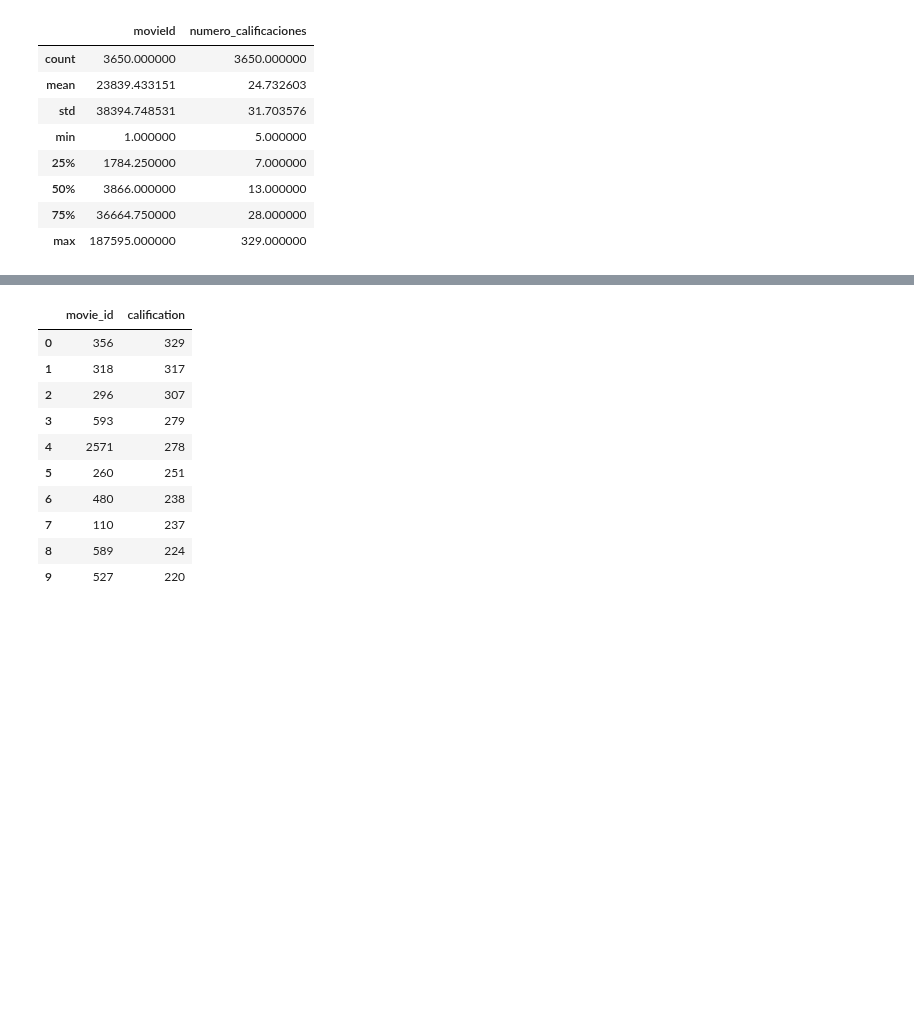
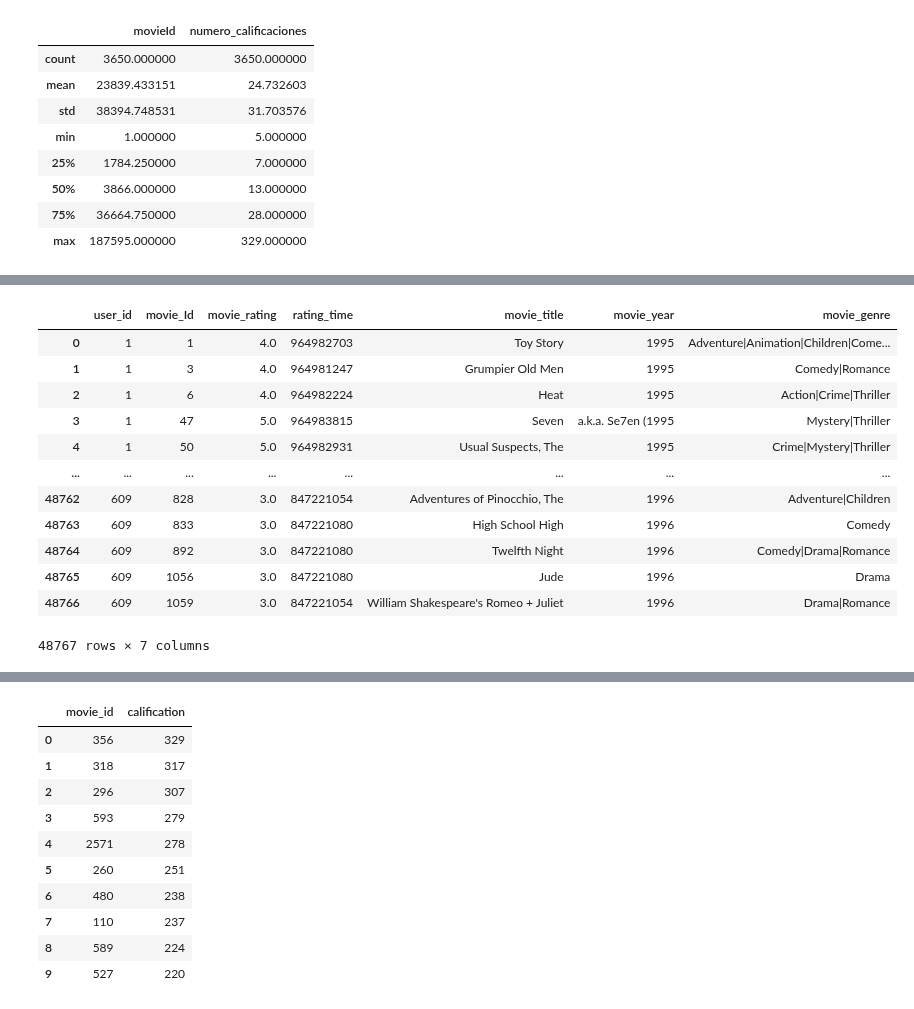
Before and after one commit to DanielMerkdo/ensayo, a Jupyter notebook: b_exploracion_limpieza.ipynb, the cells around one changed output, grey strips where cells are left out. Drawn from its saved outputs; the diff is of its cells as text; code cells hidden in the pictures; blank space fills up the shorter version.

```diff
--- a/b_exploracion_limpieza.ipynb
+++ b/b_exploracion_limpieza.ipynb
@@ -552 +584,5 @@ rating_movies2.describe()
+# %%
+#Conectar base de datos con el entorno sql
+conex=sql.connect("data/db_movies") # conectarse a base de datos existentes
+cur= conex.cursor() #para funciones que ejecutan sql en base de datos, otro tipo de conexión para ejecutar consultas en la bd sin traer ni llevar informacion
 # %%
@@ -555,0 +659,30 @@ NameError: name 'funciones' is not defined
+# %%
+df_ratings = pd.read_sql('SELECT * FROM full_ratings', conex)
+# %%
+# Separar por paréntesis
+sep = df_ratings['movie_title'].str.split('(', n=1)
+
+# Extraer el año y limpiarlo
+df_ratings['movie_year'] = sep.str[1].str.replace(')', '', regex=False)
+
+# Extraer el título limpio (sin el año)
+df_ratings['movie_title'] = sep.str[0].str.strip()
+
+#Orden de las columnas
+df_ratings = df_ratings[['user_id', 'movie_Id', 'movie_rating', 'rating_time', 'movie_title', 'movie_year', 'movie_genre']]
+# %%
+df_ratings
+# %% [output]
+|  | user_id | movie_Id | movie_rating | rating_time | movie_title | movie_year | movie_genre |
+| 0 | 1 | 1 | 4.0 | 964982703 | Toy Story | 1995 | Adventure|Animation|Children|Come... |
+| 1 | 1 | 3 | 4.0 | 964981247 | Grumpier Old Men | 1995 | Comedy|Romance |
+| 2 | 1 | 6 | 4.0 | 964982224 | Heat | 1995 | Action|Crime|Thriller |
+| 3 | 1 | 47 | 5.0 | 964983815 | Seven | a.k.a. Se7en (1995 | Mystery|Thriller |
+| 4 | 1 | 50 | 5.0 | 964982931 | Usual Suspects, The | 1995 | Crime|Mystery|Thriller |
+| ... | ... | ... | ... | ... | ... | ... | ... |
+| 48762 | 609 | 828 | 3.0 | 847221054 | Adventures of Pinocchio, The | 1996 | Adventure|Children |
+| 48763 | 609 | 833 | 3.0 | 847221080 | High School High | 1996 | Comedy |
+| 48764 | 609 | 892 | 3.0 | 847221080 | Twelfth Night | 1996 | Comedy|Drama|Romance |
+| 48765 | 609 | 1056 | 3.0 | 847221080 | Jude | 1996 | Drama |
+| 48766 | 609 | 1059 | 3.0 | 847221054 | William Shakespeare's Romeo + Juliet | 1996 | Drama|Romance |
+48767 rows × 7 columns
```
Also changed, not shown: parts of 18 cells of this notebook, 1 other file.
